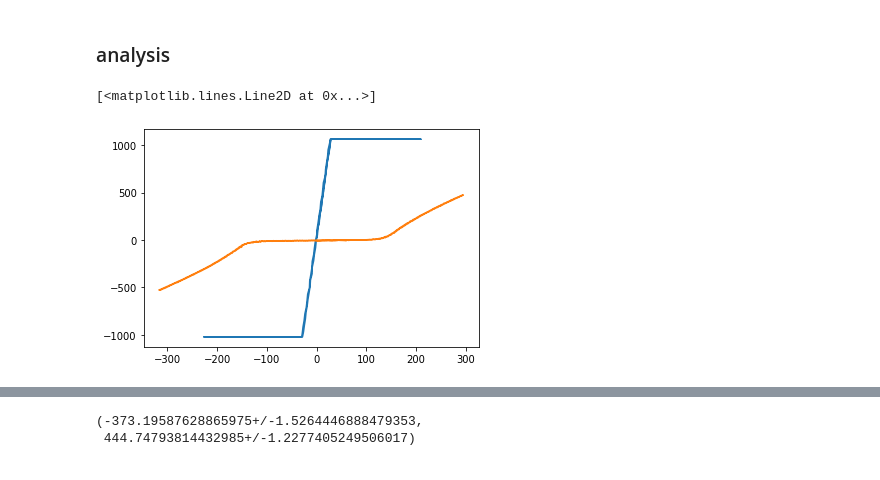
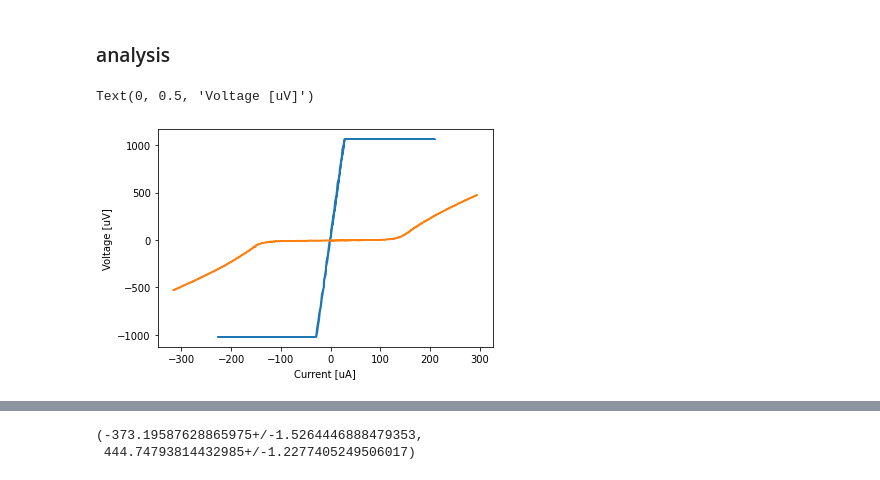
Before and after one commit to emhl/FP1, a Jupyter notebook: SQUID.ipynb, the cells around one changed output, grey strips where cells are left out. Cells and saved outputs as stored; diff of their text form; code cells hidden in the pictures.

Commit message:
update plots at room temps

```diff
--- a/SQUID.ipynb
+++ b/SQUID.ipynb
@@ -68,6 +68,8 @@ room_temp
 # %%
 plt.plot(room_temp['0_x'], room_temp['0_y'], label='room temp')
 plt.plot(liquid_nitrogen['0_x'], liquid_nitrogen['0_y'], label='liquid nitrogen')
+plt.xlabel('Current [uA]')
+plt.ylabel('Voltage [uV]')
 # %% [output]
-[<matplotlib.lines.Line2D at 0x...>]
+Text(0, 0.5, 'Voltage [uV]')
-[figure, old version]
+[figure, new version]
```
Also changed, not shown: parts of 7 cells of this notebook.
